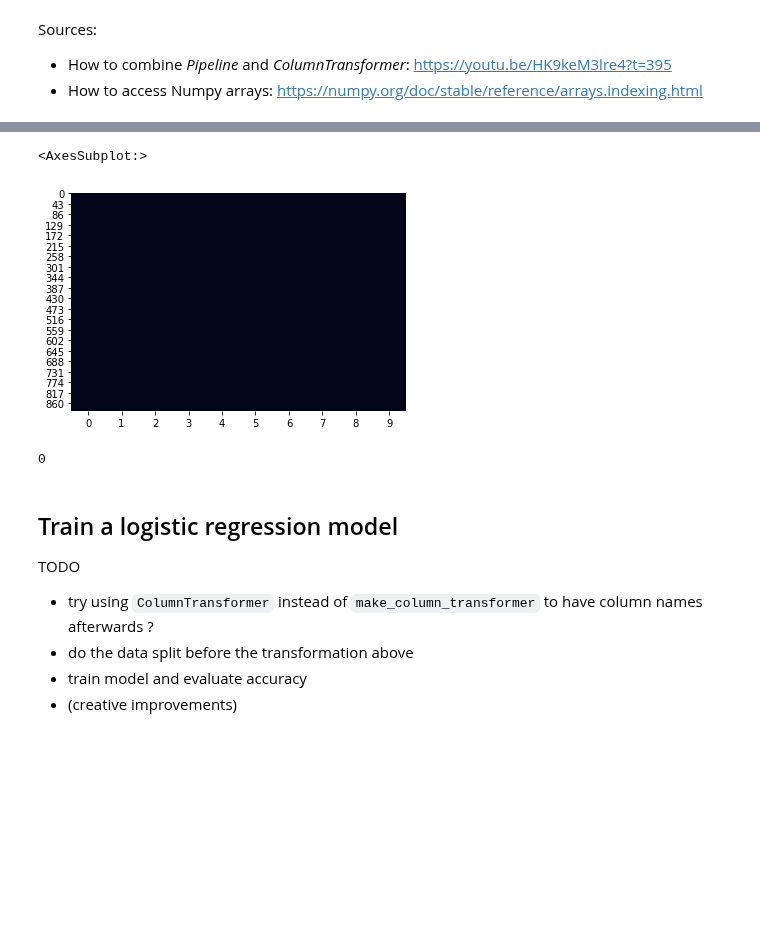
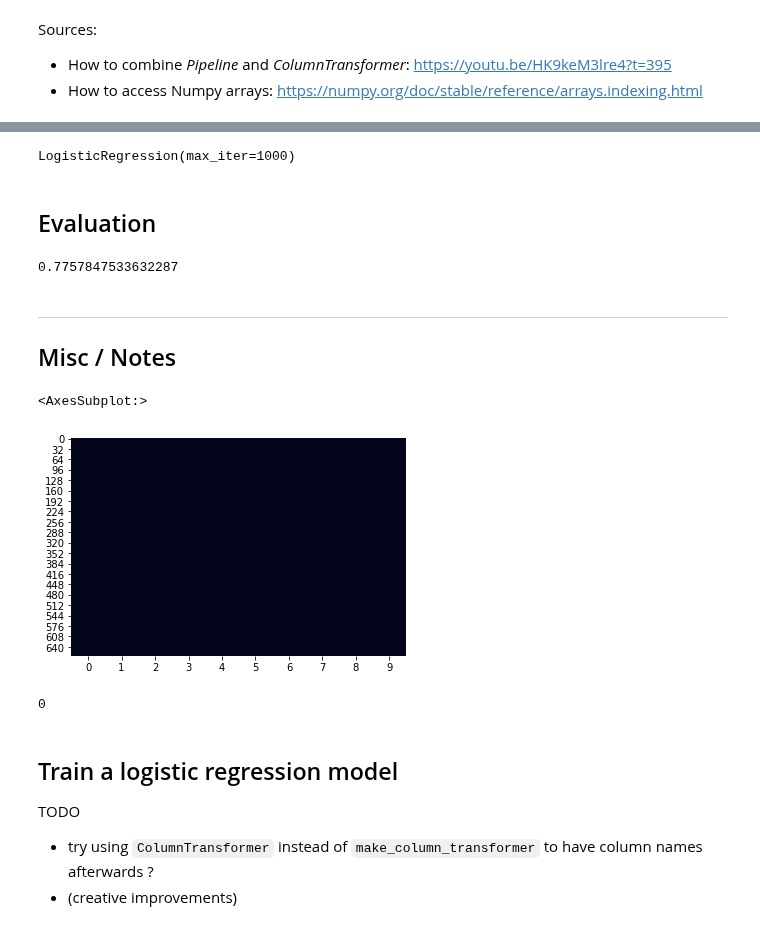
Before and after one commit to raphaelw/data-science-bootcamp, a Jupyter notebook: 02_week/exercises/titanic_feature_engineering.ipynb, the cells around one changed output, grey strips where cells are left out. Saved outputs shown, nothing was run; the diff lists cells and outputs as text; code cells hidden in the pictures; blank space fills up the shorter version.

Commit message:
test plit and logistic regression

```diff
--- a/02_week/exercises/titanic_feature_engineering.ipynb
+++ b/02_week/exercises/titanic_feature_engineering.ipynb
@@ -108,0 +96,2 @@ array([[22.        ,  0.        ,  1.        ,  0.        ,  0.        ,
+# %%
+preprocessor.fit(X_train)
@@ -108,0 +114,3 @@ array([[22.        ,  0.        ,  1.        ,  0.        ,  0.        ,
+# %%
+X_test_tf = preprocessor.transform(X_test)
+X_train_tf = preprocessor.transform(X_train)
@@ -108,0 +119,8 @@ array([[22.        ,  0.        ,  1.        ,  0.        ,  0.        ,
+# %%
+model = LogisticRegression(max_iter=1000)
+# %%
+model.fit(X_train_tf, y_train)
+# %% [output]
+LogisticRegression(max_iter=1000)
+# %% [markdown]
+## Evaluation
@@ -109,6 +129,13 @@ array([[22.        ,  0.        ,  1.        ,  0.        ,  0.        ,
+# %%
+accuracy_score(y_pred, y_test)
+# %% [output]
+0.7757847533632287
+# %% [markdown]
+--------------------
+## Misc / Notes
 # %%
-sns.heatmap(pd.DataFrame(dd).isna(), cbar = False)
+sns.heatmap(pd.DataFrame(X_train_tf).isna(), cbar = False)
 # %% [output]
 <AxesSubplot:>
-[figure, old version]
+[figure, new version]
 # %%
@@ -120,6 +147,4 @@ np.count_nonzero(np.isnan(dd))
 
 TODO
 * try using `ColumnTransformer` instead of `make_column_transformer` to have column names afterwards ?
-* do the data split before the transformation above
-* train model and evaluate accuracy
 * (creative improvements)
```
Also changed, not shown: parts of 13 cells of this notebook.
